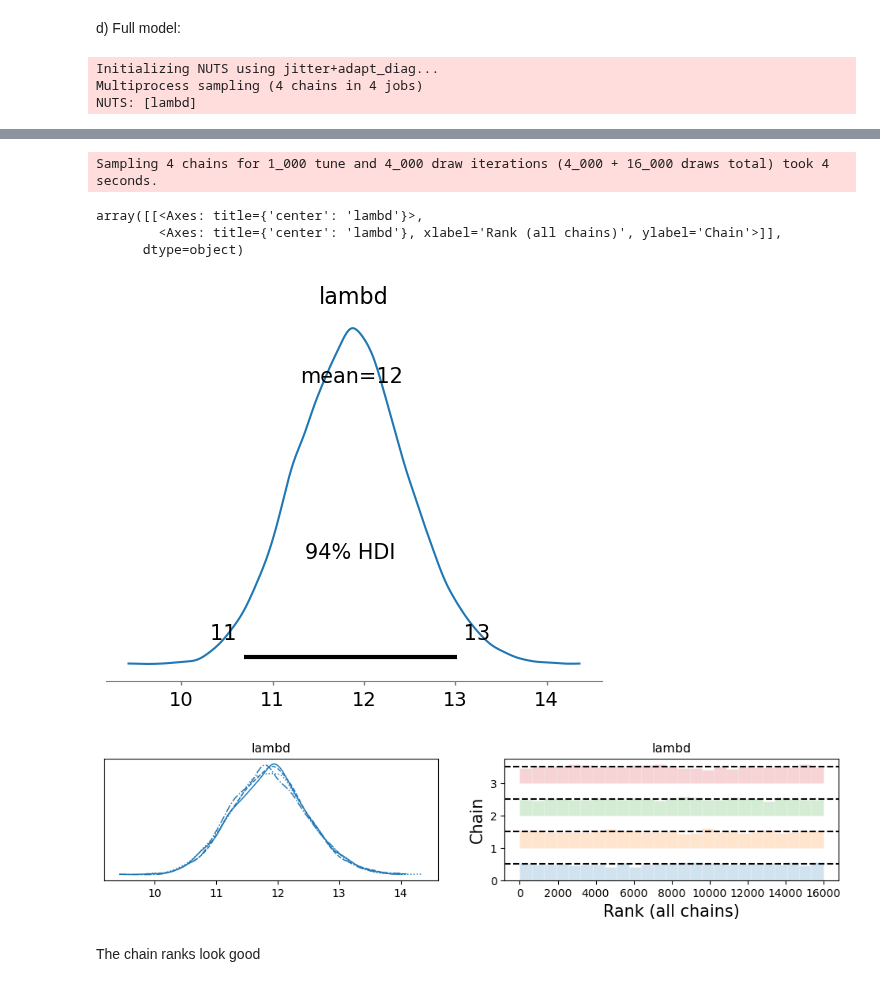
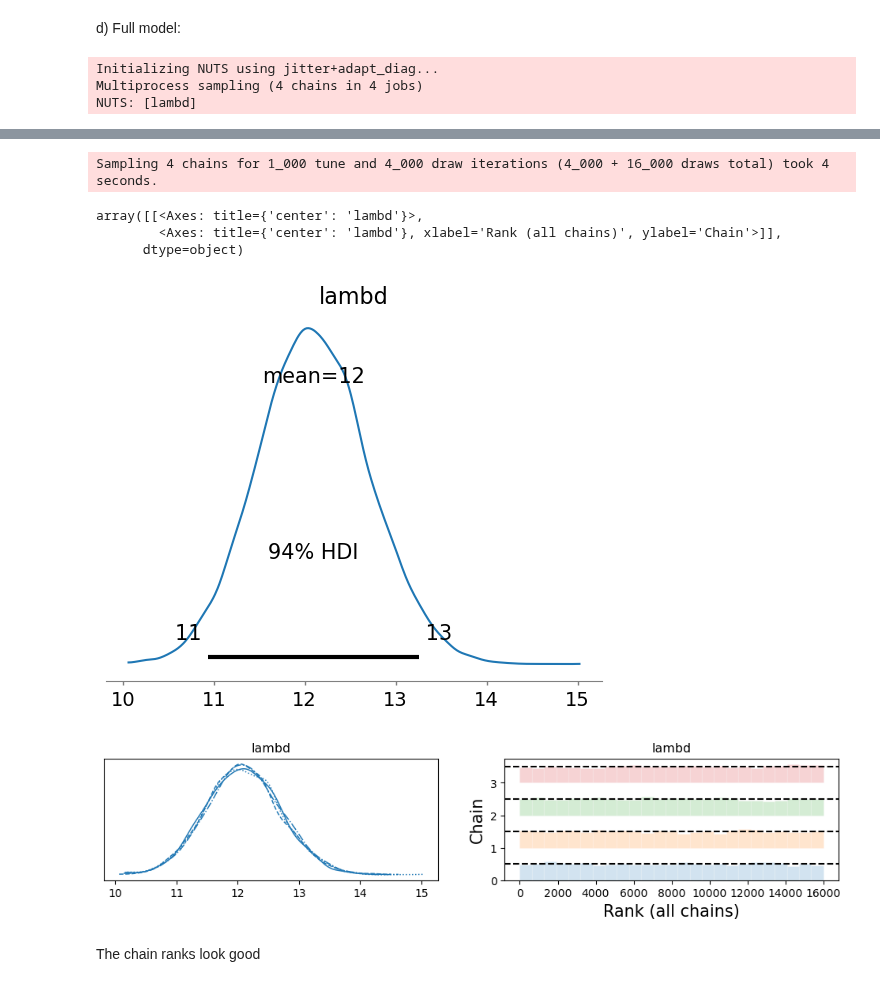
Before and after one commit to marbetschar/ZHAW-Bayesian-Machine-Learning-HS25, a Jupyter notebook: notebooks/week04/BML_Exercises_Week_04.ipynb, the cells around one changed output, grey strips where cells are left out. Drawn from its saved outputs; the diff is of its cells as text; code cells hidden in the pictures.

```diff
--- a/notebooks/week04/BML_Exercises_Week_04.ipynb
+++ b/notebooks/week04/BML_Exercises_Week_04.ipynb
@@ -68,30 +68,30 @@ d) Full model:
 # %%
 import pymc as pm
 import arviz as az
 
 # Disable C compilation by using the Python-only mode:
 import pytensor
 pytensor.config.cxx = ""
 
 with pm.Model() as model:
-    lambd = pm.Gamma('lambd', mu = 15, sigma = 5)
+    lambd = pm.Gamma('lambd', alpha = s, beta = r)
     y = pm.Poisson('y', mu = lambd, observed = [6,11,12,9,11,10,9,18,9,18,12,14,9,11,10,15,13,11,14,12,11,8,11,13,11,12,20,5,13,16])
     samples = pm.sample(4000)
 
 az.plot_posterior(samples)
 az.plot_trace(samples, kind = "rank_bars")
 # %% [output]
 Initializing NUTS using jitter+adapt_diag...
 Multiprocess sampling (4 chains in 4 jobs)
 NUTS: [lambd]
 [interactive output not drawn]
 [interactive output not drawn]
 Sampling 4 chains for 1_000 tune and 4_000 draw iterations (4_000 + 16_000 draws total) took 4 seconds.
 array([[<Axes: title={'center': 'lambd'}>,
         <Axes: title={'center': 'lambd'}, xlabel='Rank (all chains)', ylabel='Chain'>]],
       dtype=object)
-[figure, old version]
+[figure, new version]
-[figure, old version]
+[figure, new version]
 # %% [markdown]
 The chain ranks look good
 # %%
```
Also changed, not shown: parts of 32 cells of this notebook.
